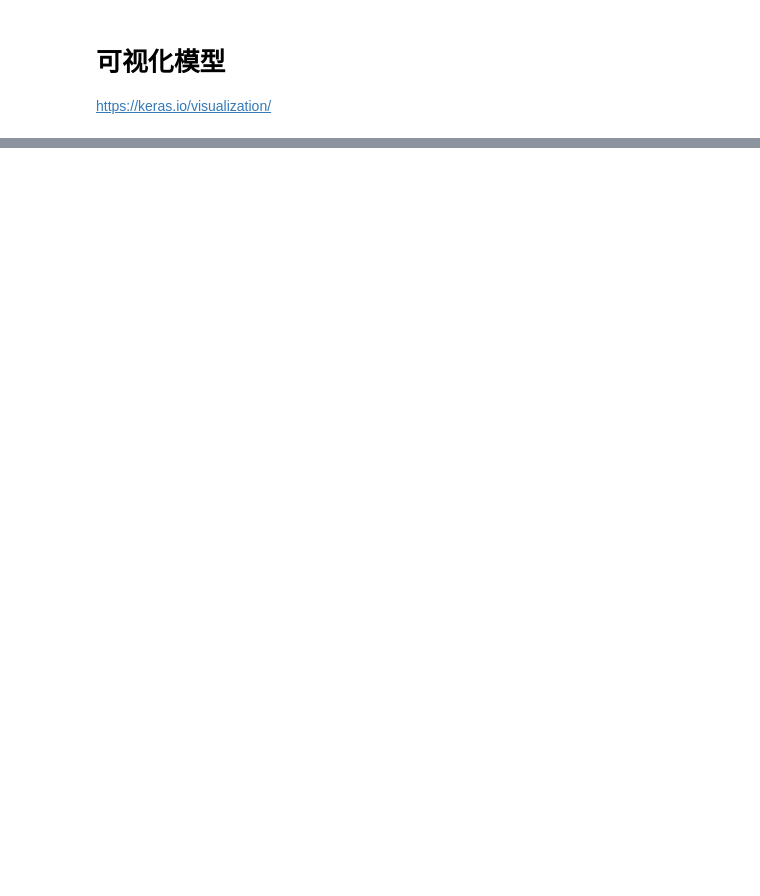
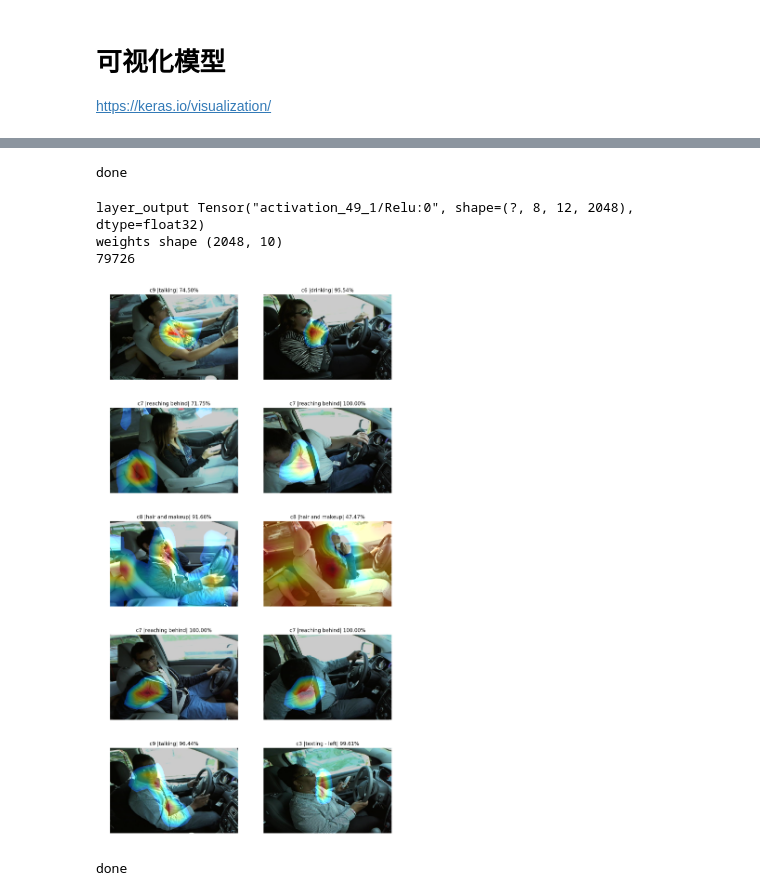
Before and after one commit to omnigeeker/mlnd_distracted_driver_detection, a Jupyter notebook: keras-resnet50-visual-finetune.ipynb, the cells around one changed output, grey strips where cells are left out. Saved outputs shown, nothing was run; the diff lists cells and outputs as text; code cells hidden in the pictures; blank space fills up the shorter version.

Commit message:
merge finetune models

```diff
--- a/keras-resnet50-visual-finetune.ipynb
+++ b/keras-resnet50-visual-finetune.ipynb
@@ -17,8 +17,11 @@ Using TensorFlow backend.
 # %%
 dir = "/ext/Data/distracted_driver_detection/"
 
-model_image_size = (360, 480)
+model_image_size = (240, 360)
 fine_tune_layer = 152
+final_layer = 176
+visual_layer = 172
+batch_size = 128
 
 def lambda_func(x):
     x /= 255.
@@ -114,7 +137,7 @@ from IPython.display import SVG
 from keras.utils.vis_utils import model_to_dot
 from keras.models import *
 
-model = load_model("models/resnet50-imagenet-finetune{}-adam.h5".format(fine_tune_layer))
+model = load_model("models/resnet50-imagenet-finetune{}.h5".format(fine_tune_layer))
 print("load successed")
 
 #SVG(model_to_dot(model).create(prog='dot', format='svg'))
@@ -150,9 +193,9 @@ def show_heatmap_image(model_show, weights_show):
     image_files = glob.glob(os.path.join(test_dir,"*"))
     print(len(image_files))
 
-    plt.figure(figsize=(12, 14))
-    for i in range(16):
-        plt.subplot(4, 4, i+1)
+    plt.figure(figsize=(12, 24))
+    for i in range(10):
+        plt.subplot(5, 2, i+1)
         img = cv2.imread(image_files[2000*i+113])
         img = cv2.resize(img,  (model_image_size[1],model_image_size[0]))
         x = img.copy()
@@ -185,24 +228,31 @@ def show_heatmap_image(model_show, weights_show):
         plt.axis('off')
         plt.imshow(out[:,:,::-1])
 print("done")
+# %% [output]
+done
 # %%
-weights = model.layers[176].get_weights()[0]
-layer_output = model.layers[172].output
+weights = model.layers[final_layer].get_weights()[0]
+layer_output = model.layers[visual_layer].output
 model2 = Model(model.input, [layer_output, model.output])
 print("layer_output {0}".format(layer_output))
 print("weights shape {0}".format(weights.shape))
 show_heatmap_image(model2, weights)
+# %% [output]
+layer_output Tensor("activation_49_1/Relu:0", shape=(?, 8, 12, 2048), dtype=float32)
+weights shape (2048, 10)
+79726
+[figure, added]
 # %%
 def gen_kaggle_csv(model,  model_image_size, csv_name):
     dir = "/ext/Data/distracted_driver_detection/"
 
     gen = ImageDataGenerator()
     test_generator = gen.flow_from_directory(dir + "test/",  model_image_size, shuffle=False,
-                                             batch_size=128, class_mode=None)
+                                             batch_size=batch_size, class_mode=None)
 #     s = test_generator.__dict__
 #     del s['filenames']
 #     print(s)
-    y_pred = model.predict_generator(test_generator,  steps=test_generator.samples//128+1,  verbose=1)
+    y_pred = model.predict_generator(test_generator,  steps=test_generator.samples//batch_size+1,  verbose=1)
     print("y_pred shape {}".format(y_pred.shape))
     y_pred = y_pred.clip(min=0.005, max=0.995)
     print(y_pred[:3])
@@ -223,5 +273,7 @@ def gen_kaggle_csv(model,  model_image_size, csv_name):
     print("csv saved")
 
 print("done")
+# %% [output]
+done
 # %%
 gen_kaggle_csv(model,  model_image_size, 'csv/resnet50-imagenet-finetune{}-pred.csv'.format(fine_tune_layer))
```
Also changed, not shown: parts of 6 cells of this notebook, 3 other files.
